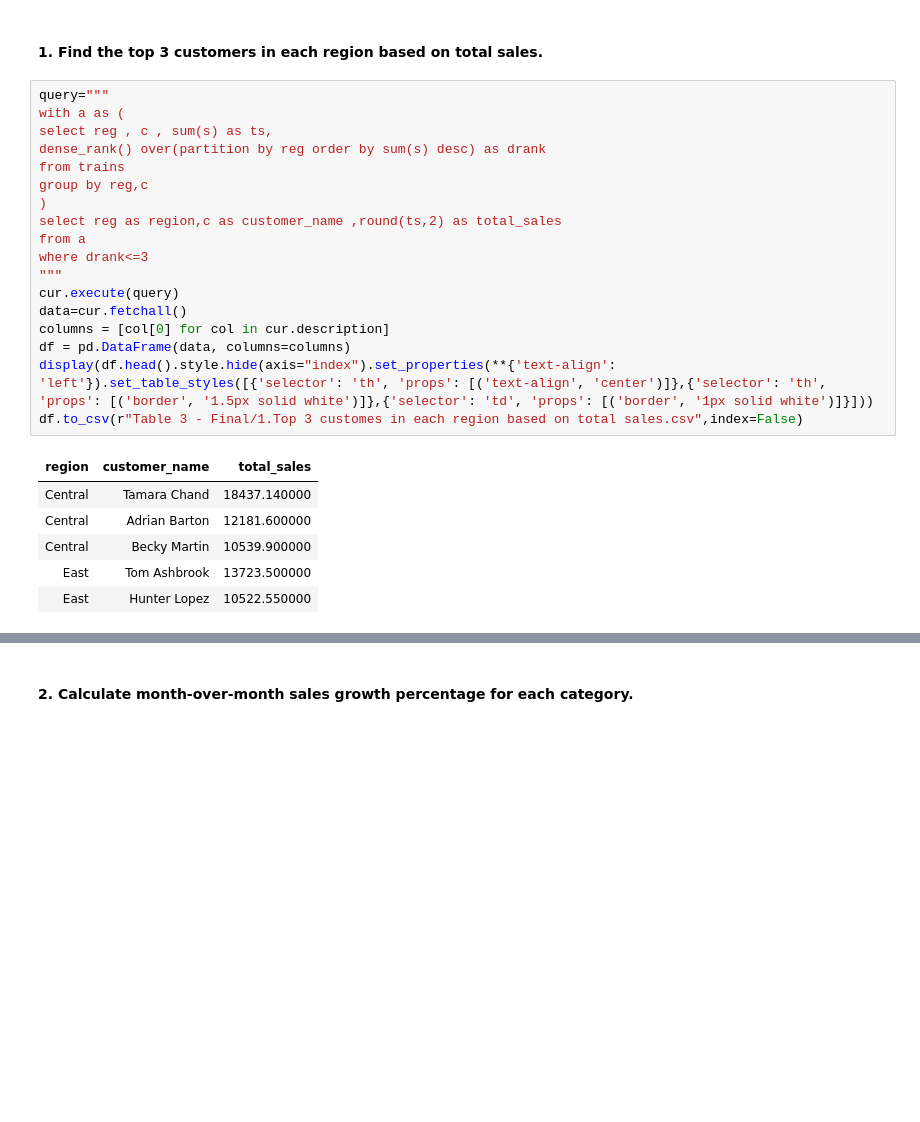
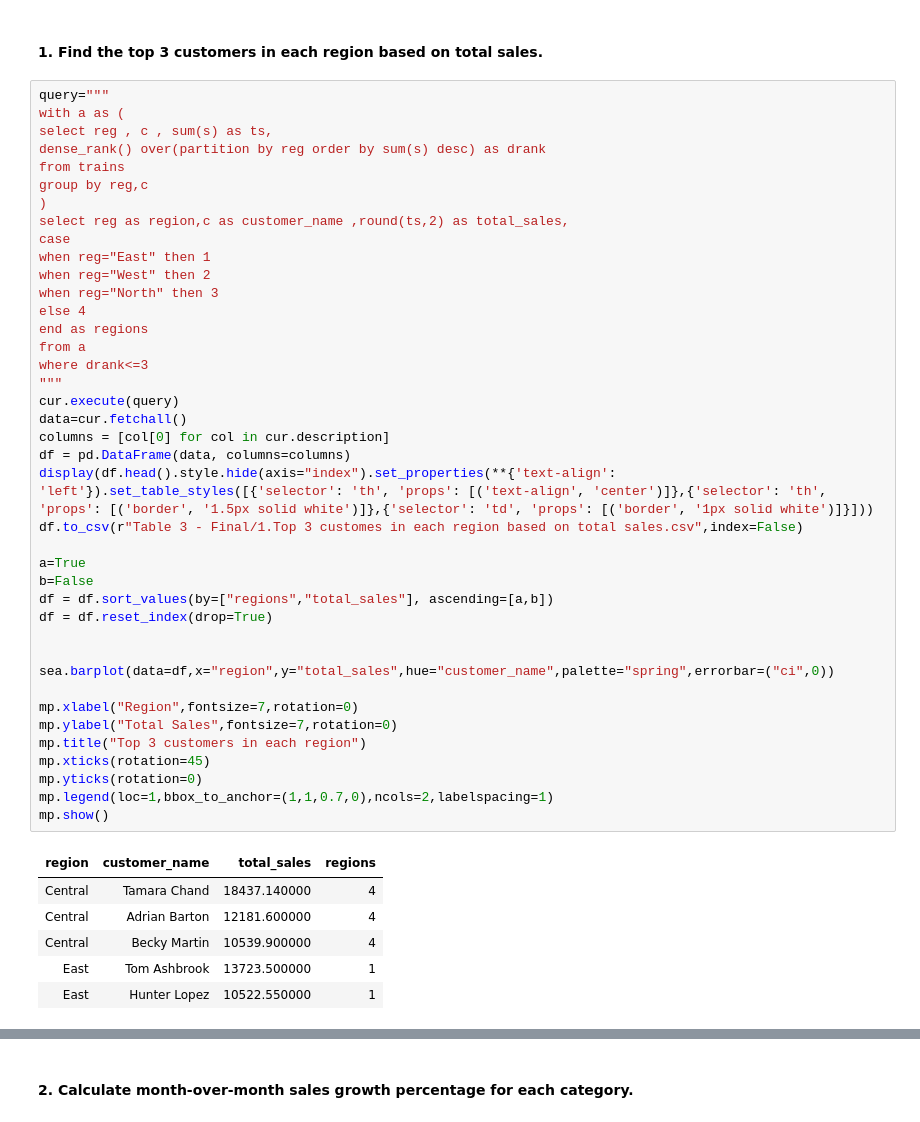
Before and after one commit to VishalShom07/Superstore_Sales, a Jupyter notebook: Data 1 - Main.ipynb, the cells around one changed output, grey strips where cells are left out. Cells and saved outputs as stored; diff of their text form; blank space fills up the shorter version.

Commit message:
data

```diff
--- a/Data 1 - Main.ipynb
+++ b/Data 1 - Main.ipynb
@@ -175,25 +184,47 @@ Table 6: 5_percentage_contribution_of_each_subcatory_within_category
 # %%
 query="""
 with a as (
 select reg , c , sum(s) as ts,
 dense_rank() over(partition by reg order by sum(s) desc) as drank
 from trains
 group by reg,c
 )
-select reg as region,c as customer_name ,round(ts,2) as total_sales
+select reg as region,c as customer_name ,round(ts,2) as total_sales,
+case
+when reg="East" then 1
+when reg="West" then 2
+when reg="North" then 3
+else 4
+end as regions
 from a
 where drank<=3
 """
 cur.execute(query)
 data=cur.fetchall()
 columns = [col[0] for col in cur.description]
 df = pd.DataFrame(data, columns=columns)
 display(df.head().style.hide(axis="index").set_properties(**{'text-align': 'left'}).set_table_styles([{'selector': 'th', 'props': [('text-align', 'center')]},{'selector': 'th', 'props': [('border', '1.5px solid white')]},{'selector': 'td', 'props': [('border', '1px solid white')]}]))
 df.to_csv(r"Table 3 - Final/1.Top 3 customes in each region based on total sales.csv",index=False)
+
+a=True
+b=False
+df = df.sort_values(by=["regions","total_sales"], ascending=[a,b])
+df = df.reset_index(drop=True)
+
+
+sea.barplot(data=df,x="region",y="total_sales",hue="customer_name",palette="spring",errorbar=("ci",0))
+
+mp.xlabel("Region",fontsize=7,rotation=0)
+mp.ylabel("Total Sales",fontsize=7,rotation=0)
+mp.title("Top 3 customers in each region")
+mp.xticks(rotation=45)
+mp.yticks(rotation=0)
+mp.legend(loc=1,bbox_to_anchor=(1,1,0.7,0),ncols=2,labelspacing=1)
+mp.show()
 # %% [output]
-| region | customer_name | total_sales |
-| Central | Tamara Chand | 18437.140000 |
-| Central | Adrian Barton | 12181.600000 |
-| Central | Becky Martin | 10539.900000 |
-| East | Tom Ashbrook | 13723.500000 |
-| East | Hunter Lopez | 10522.550000 |
+| region | customer_name | total_sales | regions |
+| Central | Tamara Chand | 18437.140000 | 4 |
+| Central | Adrian Barton | 12181.600000 | 4 |
+| Central | Becky Martin | 10539.900000 | 4 |
+| East | Tom Ashbrook | 13723.500000 | 1 |
+| East | Hunter Lopez | 10522.550000 | 1 |
```
Also changed, not shown: parts of 16 cells of this notebook, 17 other files.
